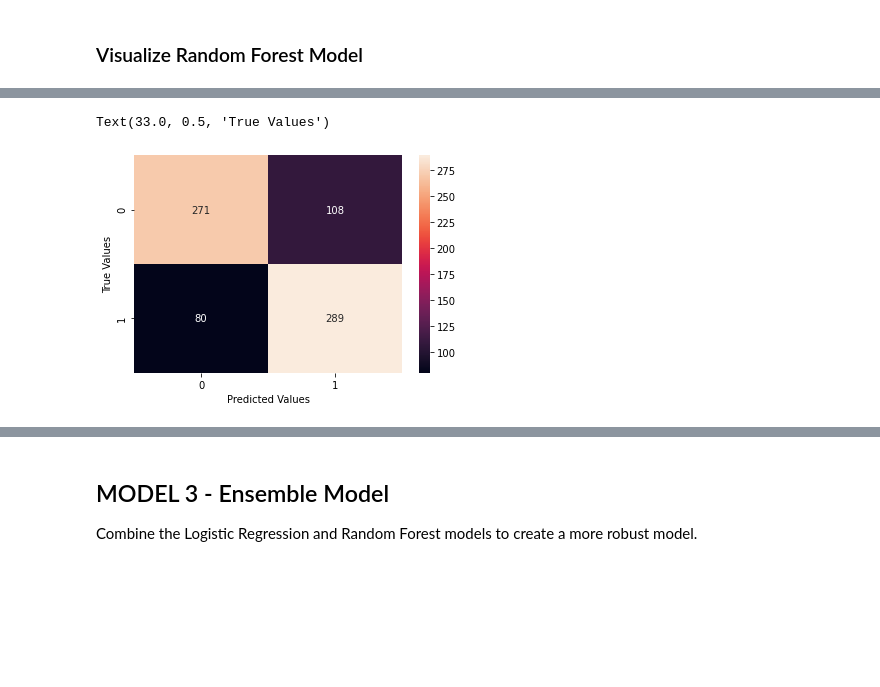
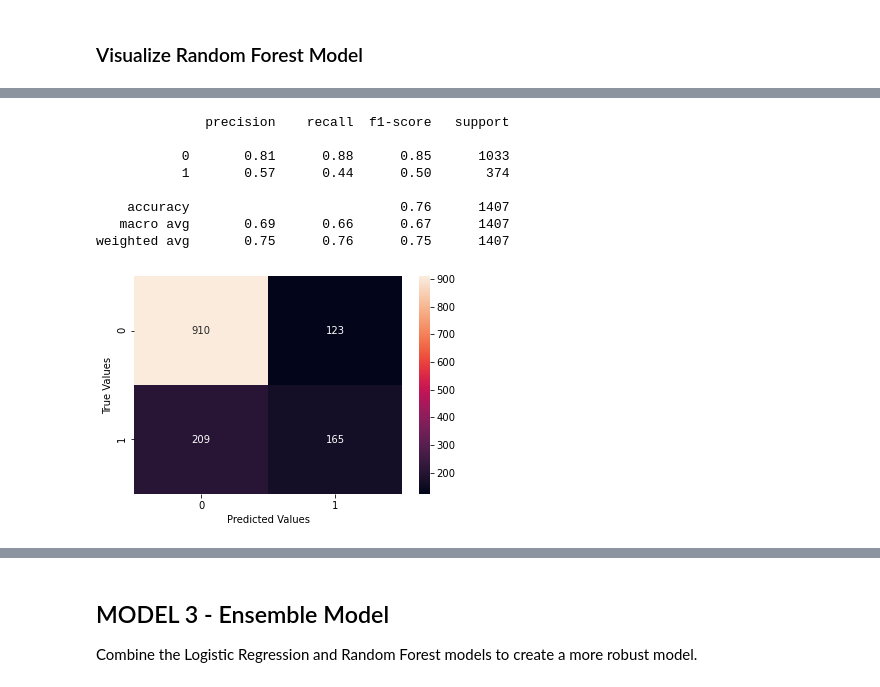
Before and after one commit to ehannell/customer_retention, a Jupyter notebook: Model/customer_retention_model.ipynb, the cells around one changed output, grey strips where cells are left out. Saved outputs shown, nothing was run; the diff lists cells and outputs as text; code cells hidden in the pictures; blank space fills up the shorter version.

```diff
--- a/Model/customer_retention_model.ipynb
+++ b/Model/customer_retention_model.ipynb
@@ -478,11 +477,14 @@ def split_data(data, test_size, random_state):
 # %%
-#  #drop the approval (classifiction) variable from data
-# feature_data = df.drop('Churn', 1)
+#drop the approval (classifiction) variable from data
+feature_data = df.drop('Churn', 1)
 
-# #create independent variable data and target arrays
-# X = np.asarray(feature_data)
-# y = np.asarray(df['Churn'])
+#create independent variable data and target arrays
+#X = np.asarray(feature_data)
+#y = np.asarray(df_downsampled['Churn'])
 
-# #split the data and check the shapes
-# X_train, X_test, y_train, y_test = train_test_split(X, y, test_size = 0.2, random_state=42)
-# X_train.shape, X_test.shape, y_train.shape, y_test.shape
+X = feature_data
+y = df['Churn']
+
+#split the data and check the shapes
+X_train, X_test, y_train, y_test = train_test_split(X, y, test_size = 0.2, random_state=42)
+X_train.shape, X_test.shape, y_train.shape, y_test.shape
@@ -489,6 +492,0 @@ def split_data(data, test_size, random_state):
-# %%
-#pass the dataframe to split_data function
-#pass either df or df_downsampled
-X_train, X_test, y_train, y_test = split_data(df_downsampled, 0.20, 42)
-
-#X_train, X_test, y_train, y_test = split_data(df, 0.20, 42)
@@ -890,0 +926,7 @@ weighted avg       0.75      0.75      0.75       748
+# %%
+#Create dataset with the above variables
+
+X_train_new = X_train[['TotalCharges', 'tenure', 'MonthlyCharges', 'Contract_Two year', 'InternetService_Fiber optic']]
+X_test_new = X_test[['TotalCharges', 'tenure', 'MonthlyCharges', 'Contract_Two year', 'InternetService_Fiber optic']]
+# %%
+grid_search.fit(X_train_new, y_train)
@@ -891,11 +949,24 @@ weighted avg       0.75      0.75      0.75       748
 # %%
+#Predict rows
+y_pred = best_random.predict(X_test_new)
+
+print(classification_report(y_test, y_pred))
+
 #Confusion Matrix
 cm = tf.math.confusion_matrix(labels=y_test, predictions=y_pred)
 
 plt.figure(figsize = (6,4))
 sns.heatmap(cm, annot=True, fmt='d')
 plt.xlabel('Predicted Values')
 plt.ylabel('True Values')
+plt.show()
 # %% [output]
-Text(33.0, 0.5, 'True Values')
+              precision    recall  f1-score   support
+
+           0       0.81      0.88      0.85      1033
+           1       0.57      0.44      0.50       374
+
+    accuracy                           0.76      1407
+   macro avg       0.69      0.66      0.67      1407
+weighted avg       0.75      0.76      0.75      1407
-[figure, old version]
+[figure, new version]
```
Also changed, not shown: parts of 64 cells of this notebook.
